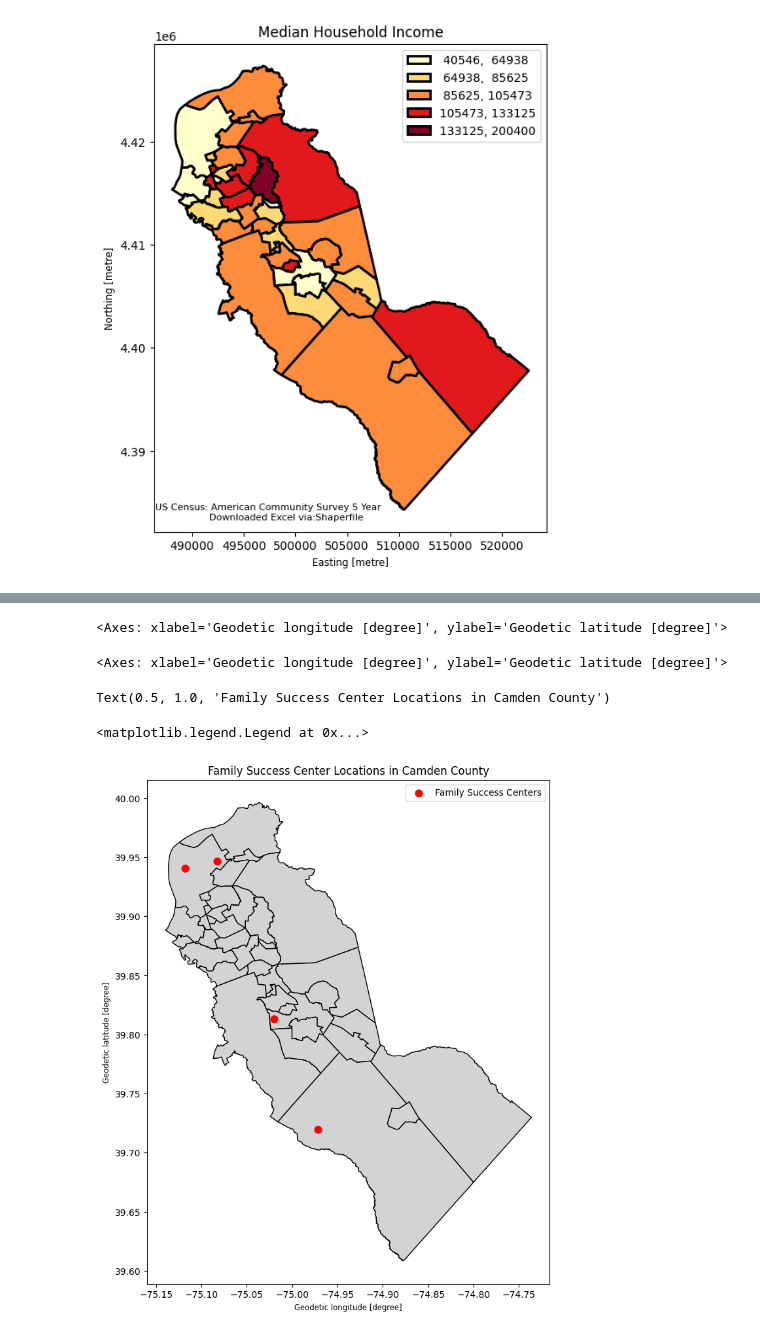
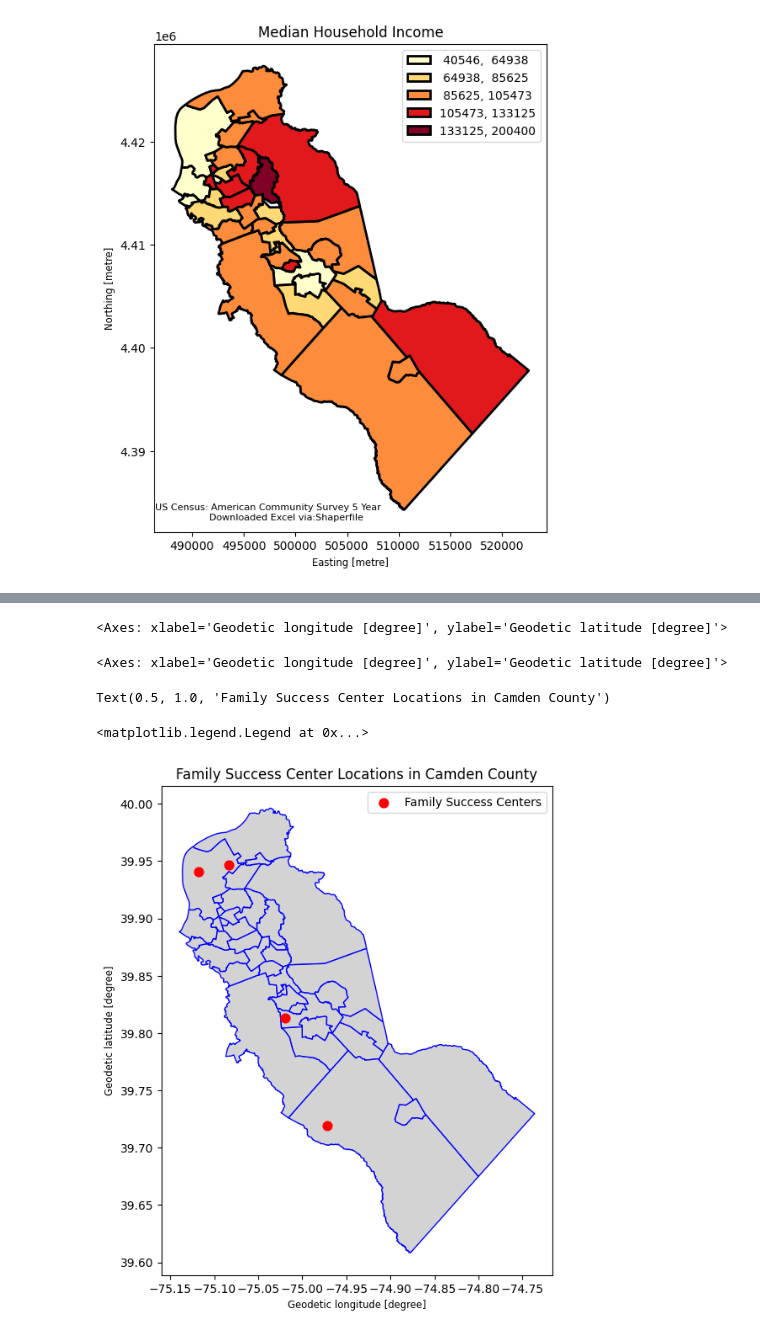
Before and after one commit to MhiyaJ/My-GIS-Stuff, a Jupyter notebook: After School Programs.ipynb, the cells around one changed output, grey strips where cells are left out. Saved outputs shown, nothing was run; the diff lists cells and outputs as text; code cells hidden in the pictures.

```diff
--- a/After School Programs.ipynb
+++ b/After School Programs.ipynb
@@ -584,34 +584,34 @@ PrgFsc
 # %%
 from shapely.geometry import Point
 import geopandas as gpd
 import matplotlib.pyplot as plt
 
 # Split coordinates into Latitude and Longitude (Note: points in 'geometry' are formatted as 'Lat, Lon')
 coords = PrgFsc['geometry'].str.split(',', expand=True)
 lat = pd.to_numeric(coords[0], errors='coerce')
 lon = pd.to_numeric(coords[1], errors='coerce')
 
 # Create a GeoDataFrame from the points using EPSG:4326 CRS (WGS84 lat/lon)
 geometry_points = [Point(xy) for xy in zip(lon, lat)]
 PrgFsc_gpd = gpd.GeoDataFrame(PrgFsc, geometry=geometry_points, crs="EPSG:4326")
 
 # Ensure both GeoDataFrames use the same Coordinate Reference System (CRS) for mapping
 njMun_gpd = njMun.to_crs(epsg=4326)
 
 # Create the plot
-fig, ax = plt.subplots(figsize=(8, 10))
-njMun_gpd.plot(ax=ax, color='lightlightgrey' if 'lightlightgrey' in plt.colormaps() else 'lightgrey', edgecolor='black', linewidth=1)
+fig, ax = plt.subplots(figsize=(6, 8))
+njMun_gpd.plot(ax=ax, color='lightlightgrey' if 'lightlightgrey' in plt.colormaps() else 'lightgrey', edgecolor='blue', linewidth=1)
 PrgFsc_gpd.plot(ax=ax, color='red', marker='o', markersize=60, label='Family Success Centers')
 
 plt.title('Family Success Center Locations in Camden County')
 plt.legend()
 plt.show()
 # %% [output]
 <Axes: xlabel='Geodetic longitude [degree]', ylabel='Geodetic latitude [degree]'>
 <Axes: xlabel='Geodetic longitude [degree]', ylabel='Geodetic latitude [degree]'>
 Text(0.5, 1.0, 'Family Success Center Locations in Camden County')
 <matplotlib.legend.Legend at 0x...>
-[figure, old version]
+[figure, new version]
 # %%
 PrgGen = PrgXls[PrgXls['Prog Type'].str.strip() == 'General']
 PrgGen = PrgGen.rename(columns={'Points': 'geometry'})
```
Also changed, not shown: parts of 3 cells of this notebook.
